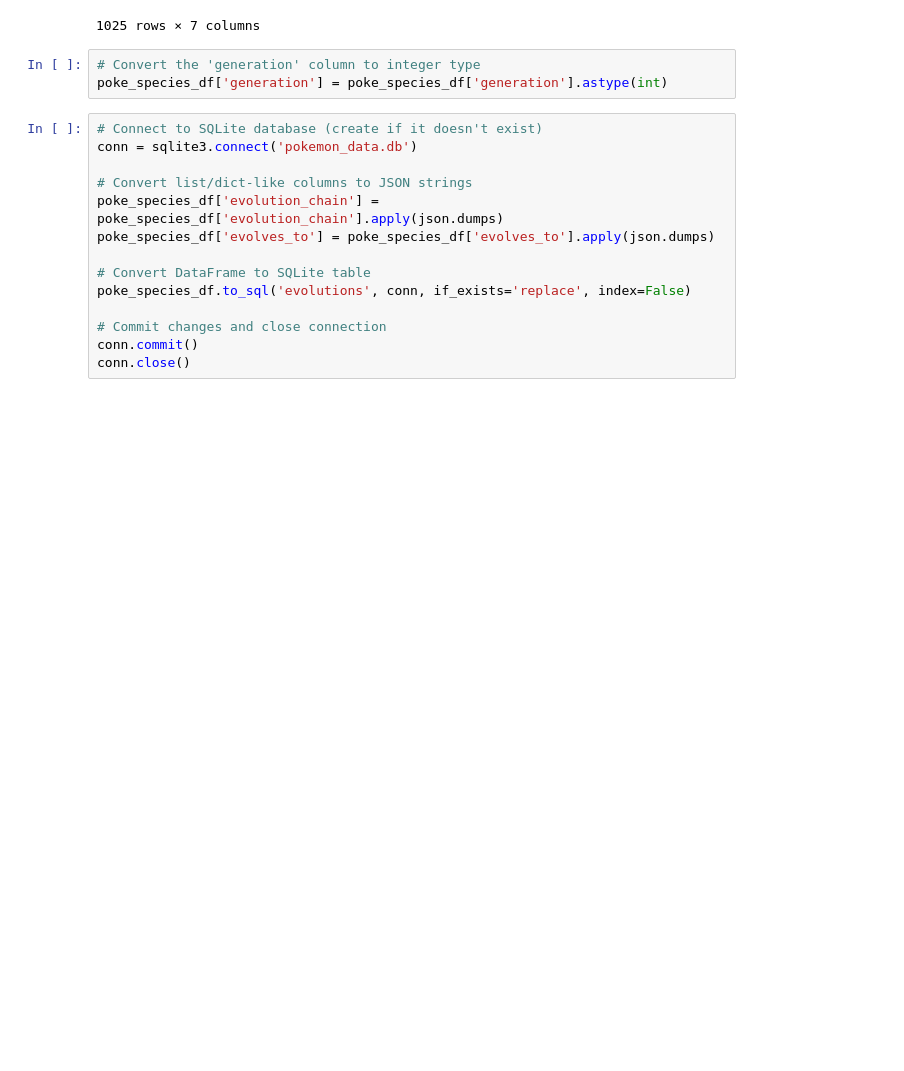
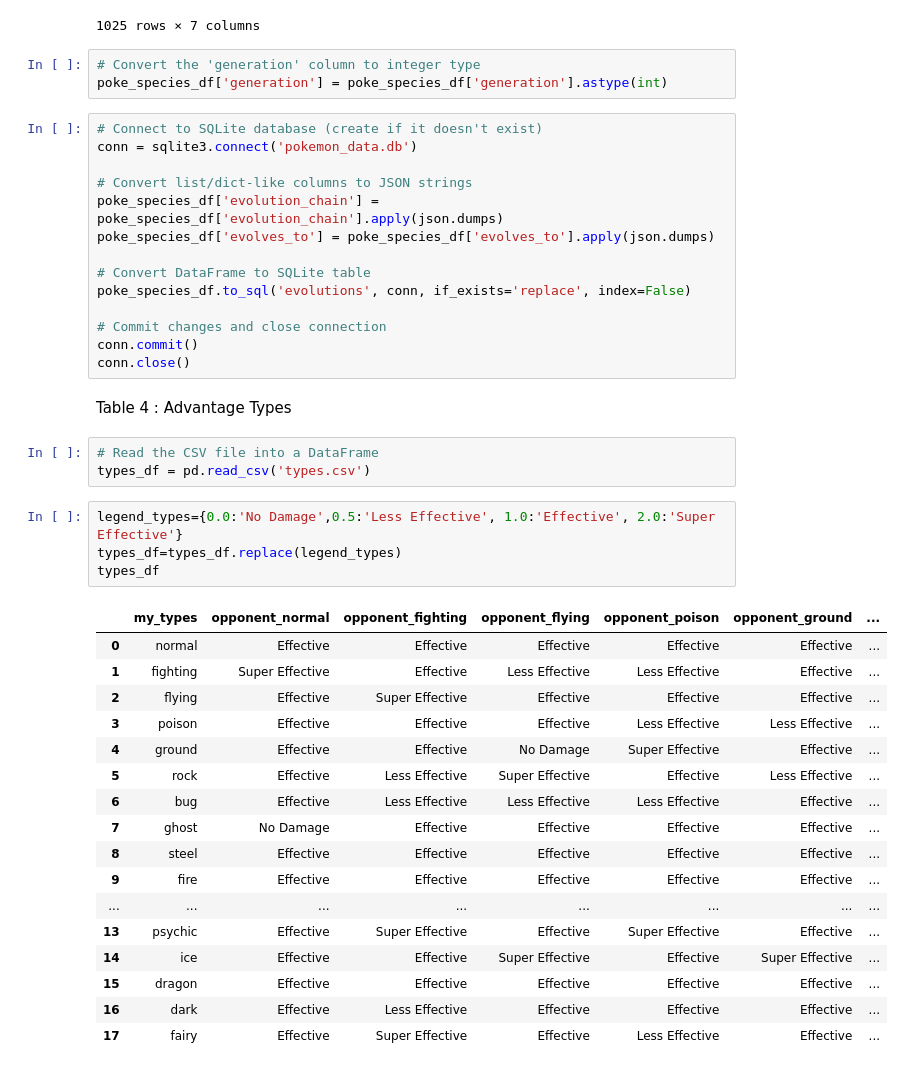
Before and after one commit to mohitjain2/Syndicate, a Jupyter notebook: Datacollection.ipynb, the cells around one changed output. Cells and saved outputs as stored; diff of their text form; blank space fills up the shorter version.

```diff
--- a/Datacollection.ipynb
+++ b/Datacollection.ipynb
@@ -297,3 +297,30 @@ poke_species_df.to_sql('evolutions', conn, if_exists='replace', index=False)
 # Commit changes and close connection
 conn.commit()
 conn.close()
+# %% [markdown]
+Table 4 : Advantage Types
+# %%
+# Read the CSV file into a DataFrame
+types_df = pd.read_csv('types.csv')
+# %%
+legend_types={0.0:'No Damage',0.5:'Less Effective', 1.0:'Effective', 2.0:'Super Effective'}
+types_df=types_df.replace(legend_types)
+types_df
+# %% [output]
+|  | my_types | opponent_normal | opponent_fighting | opponent_flying | opponent_poison | opponent_ground | ... |
+| 0 | normal | Effective | Effective | Effective | Effective | Effective | ... |
+| 1 | fighting | Super Effective | Effective | Less Effective | Less Effective | Effective | ... |
+| 2 | flying | Effective | Super Effective | Effective | Effective | Effective | ... |
+| 3 | poison | Effective | Effective | Effective | Less Effective | Less Effective | ... |
+| 4 | ground | Effective | Effective | No Damage | Super Effective | Effective | ... |
+| 5 | rock | Effective | Less Effective | Super Effective | Effective | Less Effective | ... |
+| 6 | bug | Effective | Less Effective | Less Effective | Less Effective | Effective | ... |
+| 7 | ghost | No Damage | Effective | Effective | Effective | Effective | ... |
+| 8 | steel | Effective | Effective | Effective | Effective | Effective | ... |
+| 9 | fire | Effective | Effective | Effective | Effective | Effective | ... |
+| ... | ... | ... | ... | ... | ... | ... | ... |
+| 13 | psychic | Effective | Super Effective | Effective | Super Effective | Effective | ... |
+| 14 | ice | Effective | Effective | Super Effective | Effective | Super Effective | ... |
+| 15 | dragon | Effective | Effective | Effective | Effective | Effective | ... |
+| 16 | dark | Effective | Less Effective | Effective | Effective | Effective | ... |
+| 17 | fairy | Effective | Super Effective | Effective | Less Effective | Effective | ... |
```
Also changed, not shown: parts of 1 cell of this notebook, 4 other files.
